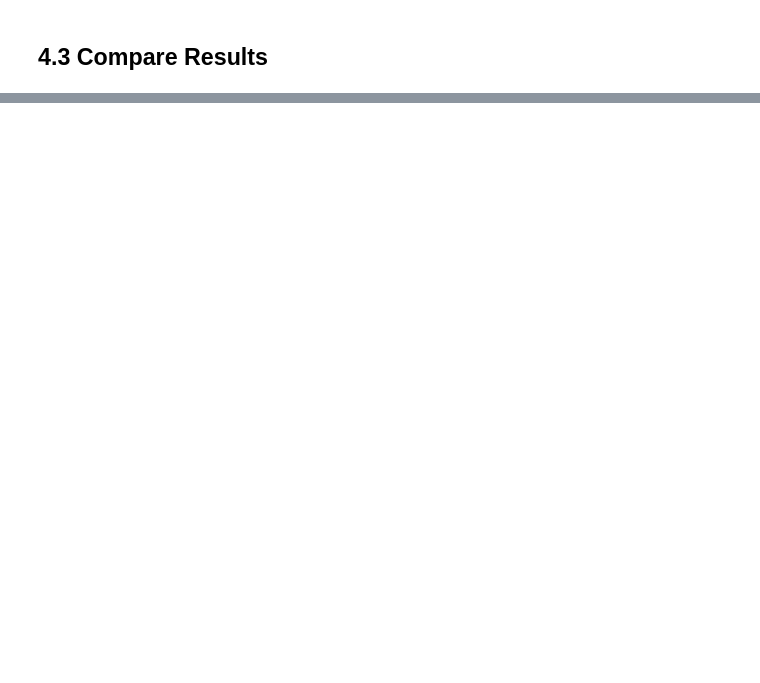
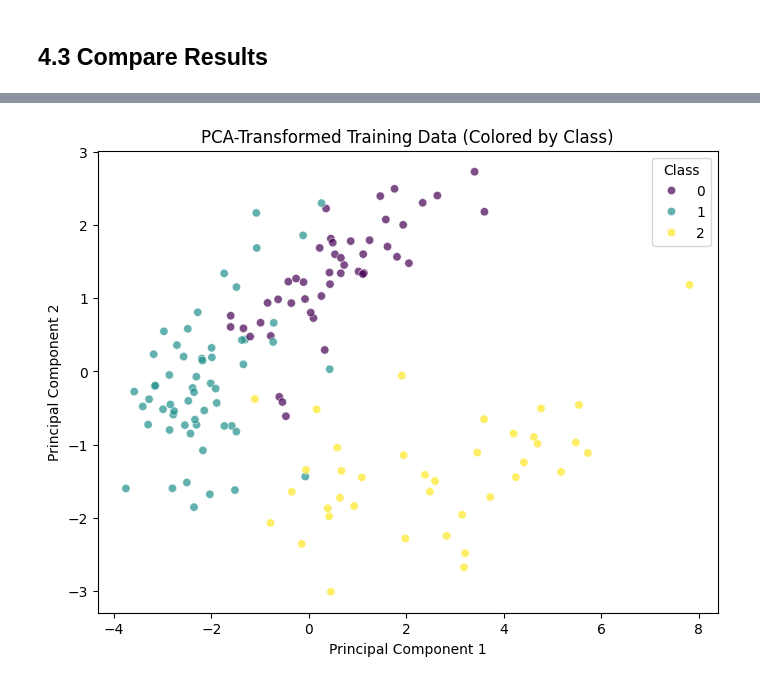
Before and after one commit to JBtallgrass/applied-ml-jballard, a Jupyter notebook: lab02/ml02_jballard bonus.ipynb, the cells around one changed output, grey strips where cells are left out. Saved outputs shown, nothing was run; the diff lists cells and outputs as text; code cells hidden in the pictures; blank space fills up the shorter version.

```diff
--- a/lab02/ml02_jballard bonus.ipynb
+++ b/lab02/ml02_jballard bonus.ipynb
@@ -320,0 +419,20 @@ Name: proportion, dtype: float64
+# %%
+# Reduce features to 2 principal components
+pca = PCA(n_components=2)
+X_train_pca = pca.fit_transform(X_train)
+X_test_pca = pca.transform(X_test)
+
+# Train a Random Forest model on the transformed data
+rf_pca = RandomForestClassifier(n_estimators=100, random_state=123)
+rf_pca.fit(X_train_pca, y_train)
+
+# Create scatter plot of PCA-transformed data
+plt.figure(figsize=(8, 6))
+sns.scatterplot(x=X_train_pca[:, 0], y=X_train_pca[:, 1], hue=y_train, palette='viridis', alpha=0.7)
+plt.title("PCA-Transformed Training Data (Colored by Class)")
+plt.xlabel("Principal Component 1")
+plt.ylabel("Principal Component 2")
+plt.legend(title="Class")
+plt.show()
+# %% [output]
+[figure, added]
```
Also changed, not shown: parts of 22 cells of this notebook.
